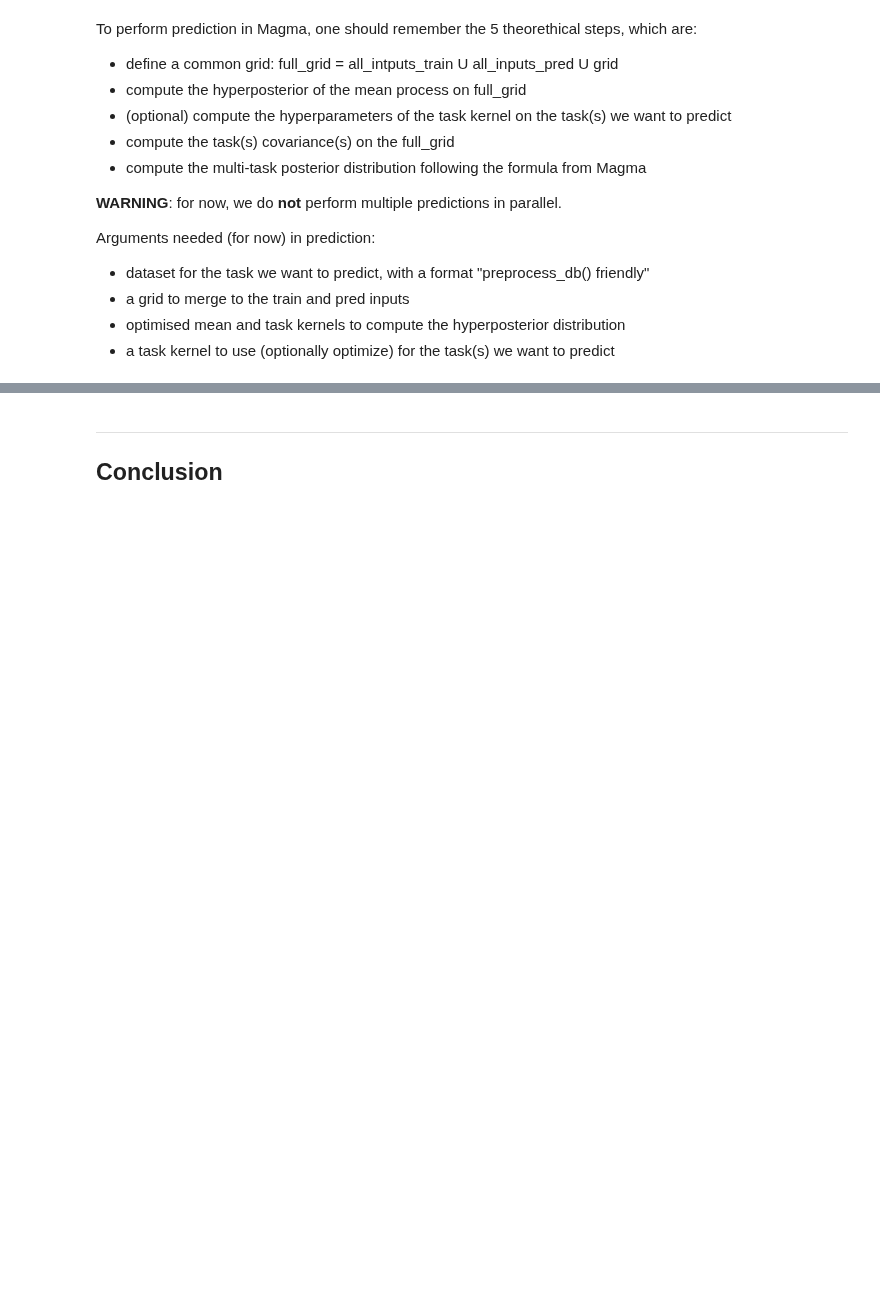
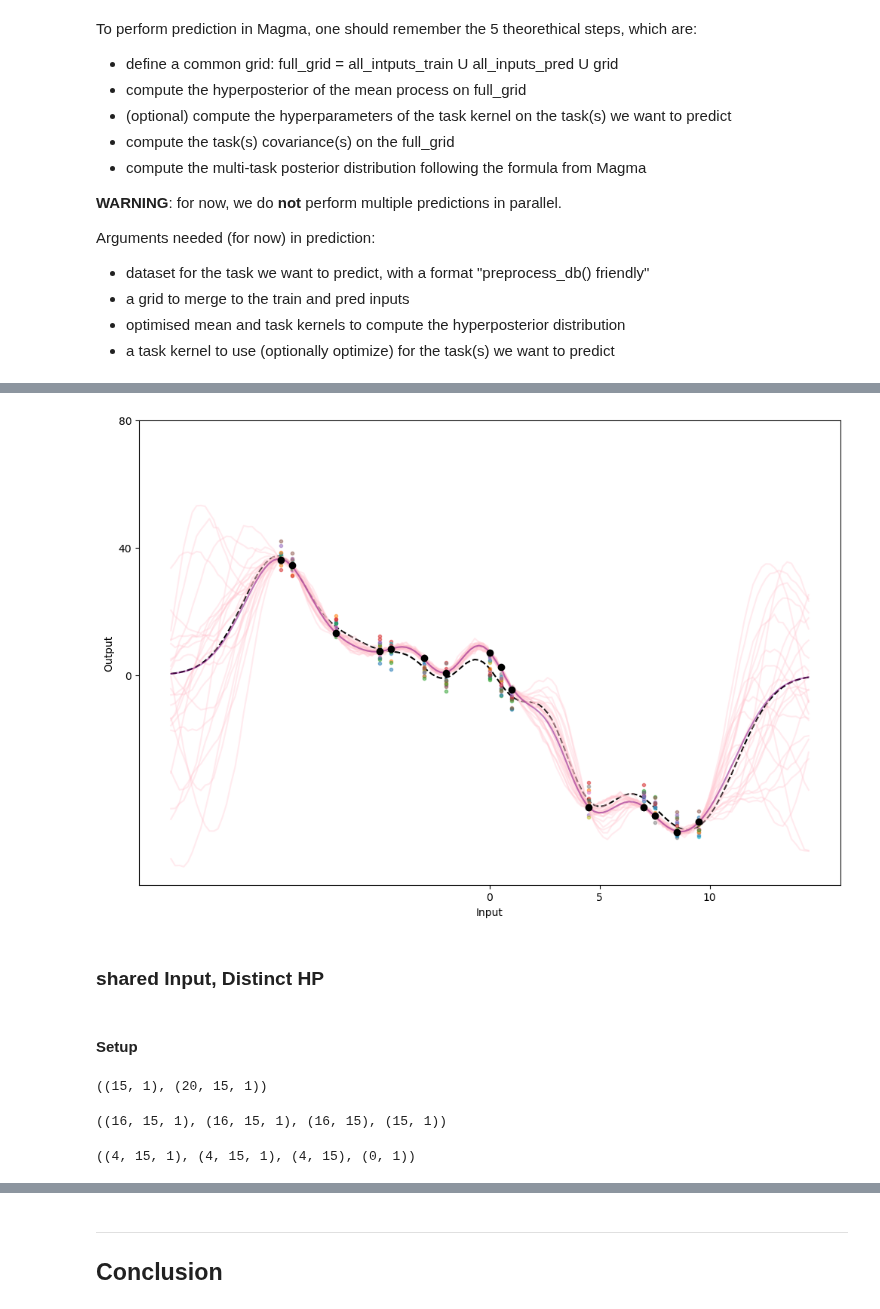
Before and after one commit to SimLej18/MagmaClustPy, a Jupyter notebook: benchmarks/prediction.ipynb, the cells around one changed output, grey strips where cells are left out. Saved outputs shown, nothing was run; the diff lists cells and outputs as text; code cells hidden in the pictures; blank space fills up the shorter version.

```diff
--- a/benchmarks/prediction.ipynb
+++ b/benchmarks/prediction.ipynb
@@ -306,0 +294,14 @@ plt.show()
+# %%
+mean_kern = SEMagmaKernel(length_scale=jnp.array(0.3), variance=jnp.array(.2))
+task_kern = SEMagmaKernel(length_scale=jnp.array(.5), variance=jnp.array(1.)) + DiagKernel(
+			ExpKernel(jnp.array(-2.5)))
+# %%
+# Optimise kernels
+for i in tqdm(range(5)):
+	# E-step
+	post_mean, post_cov = hyperpost(padded_inputs_train, padded_outputs_train, mappings_train, all_inputs_train, prior_mean, mean_kern, task_kern)
+
+	# M-step
+	mean_kern, task_kern, _, _ = optimise_hyperparameters(mean_kern, task_kern, padded_inputs_train, padded_outputs_train, mappings_train, all_inputs_train, prior_mean, post_mean, post_cov)
+
+mean_kern, task_kern
@@ -306,0 +311,9 @@ plt.show()
+# %%
+post_mean_grid, post_cov_grid = hyperpost(inputs = padded_inputs_train,
+                                          outputs = padded_outputs_train,
+                                          mappings = mappings_train_on_grid,
+                                          all_inputs = full_grid,
+                                          prior_mean = prior_mean,
+                                          mean_kernel = mean_kern,
+                                          task_kernel = task_kern)
+post_mean_grid.shape, post_cov_grid.shape
@@ -306,0 +329,3 @@ plt.show()
+# %%
+pred_mean_new, pred_cov_new = predict_new(post_mean_grid, post_cov_grid, padded_outputs_pred, mappings_pred_on_grid, full_grid, task_kern, len(padded_inputs_train))
+pred_mean_new.shape, pred_cov_new.shape
@@ -306,0 +352,25 @@ plt.show()
+# %%
+plot_prediction(full_grid, post_mean_grid, padded_inputs_train, padded_outputs_train, padded_inputs_pred[pred_id], padded_outputs_pred[pred_id], pred_mean_new[pred_id], pred_cov_new[pred_id])
+# %% [output]
+[figure, added]
+# %% [markdown]
+### shared Input, Distinct HP
+# %% [markdown]
+#### Setup
+# %%
+db = pd.read_csv(f"../datasets/{test_db_size}_shared_input_distinct_hp.csv")
+padded_inputs, padded_outputs, mappings, all_inputs = preprocess_db(db)
+split_id = int(padded_inputs.shape[0] * train_test_ratio)
+all_inputs.shape, padded_inputs.shape
+# %% [output]
+((15, 1), (20, 15, 1))
+# %%
+padded_inputs_train, padded_outputs_train, mappings_train, all_inputs_train = padded_inputs[:split_id], padded_outputs[:split_id], mappings[:split_id], all_inputs[:split_id]
+padded_inputs_train.shape, padded_outputs_train.shape, mappings_train.shape, all_inputs_train.shape
+# %% [output]
+((16, 15, 1), (16, 15, 1), (16, 15), (15, 1))
+# %%
+padded_inputs_pred, padded_outputs_pred, mappings_pred, all_inputs_pred = padded_inputs[split_id:], padded_outputs[split_id:], mappings[split_id:], all_inputs[split_id:]
+padded_inputs_pred.shape, padded_outputs_pred.shape, mappings_pred.shape, all_inputs_pred.shape
+# %% [output]
+((4, 15, 1), (4, 15, 1), (4, 15), (0, 1))
```
Also changed, not shown: parts of 115 cells of this notebook, 5 other files.
